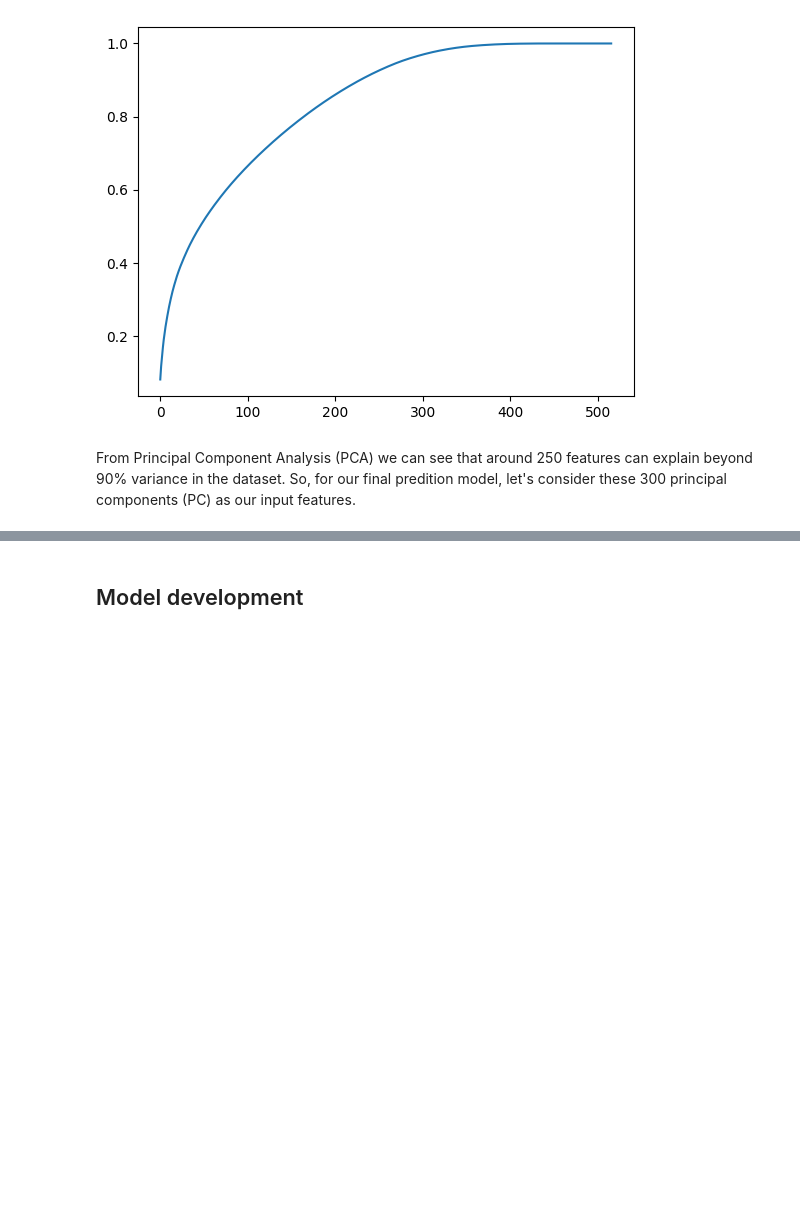
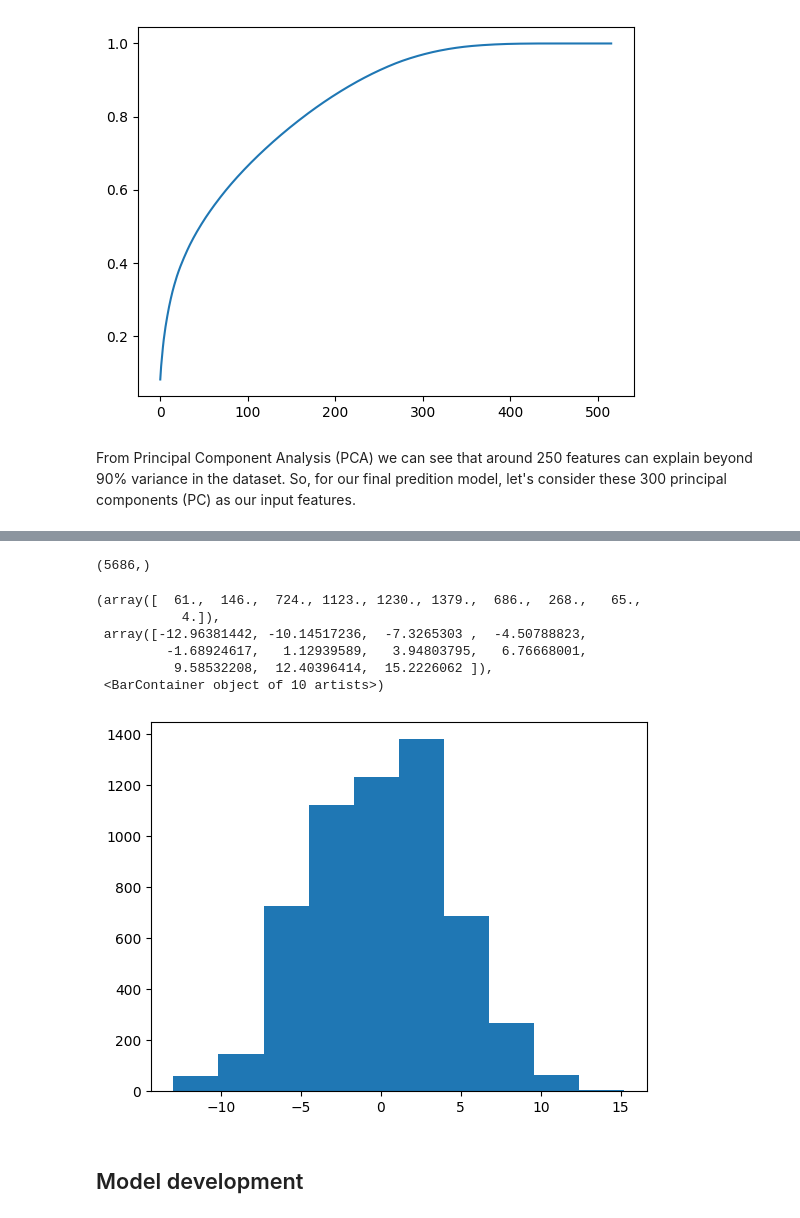
Before and after one commit to FahimS45/ML_projects_under_development, a Jupyter notebook: Energy/Residential_energy_consumption_prediction_in_BTU/Residential_energy_consumption_prediction_in_BTU.ipynb, the cells around one changed output, grey strips where cells are left out. Saved outputs shown, nothing was run; the diff lists cells and outputs as text; code cells hidden in the pictures; blank space fills up the shorter version.

```diff
--- a/Energy/Residential_energy_consumption_prediction_in_BTU/Residential_energy_consumption_prediction_in_BTU.ipynb
+++ b/Energy/Residential_energy_consumption_prediction_in_BTU/Residential_energy_consumption_prediction_in_BTU.ipynb
@@ -963,3 +963,17 @@ array([0.08054645, 0.11706835, 0.14411447, 0.16854625, 0.19015756,
+# %%
+final_pc[:,0].shape
+# %% [output]
+(5686,)
+# %%
+plt.hist(final_pc[:,1])
+# %% [output]
+(array([  61.,  146.,  724., 1123., 1230., 1379.,  686.,  268.,   65.,
+           4.]),
+ array([-12.96381442, -10.14517236,  -7.3265303 ,  -4.50788823,
+         -1.68924617,   1.12939589,   3.94803795,   6.76668001,
+          9.58532208,  12.40396414,  15.2226062 ]),
+ <BarContainer object of 10 artists>)
+[figure, added]
 # %% [markdown]
 ## Model development
 # %%
```
Also changed, not shown: parts of 9 cells of this notebook.
